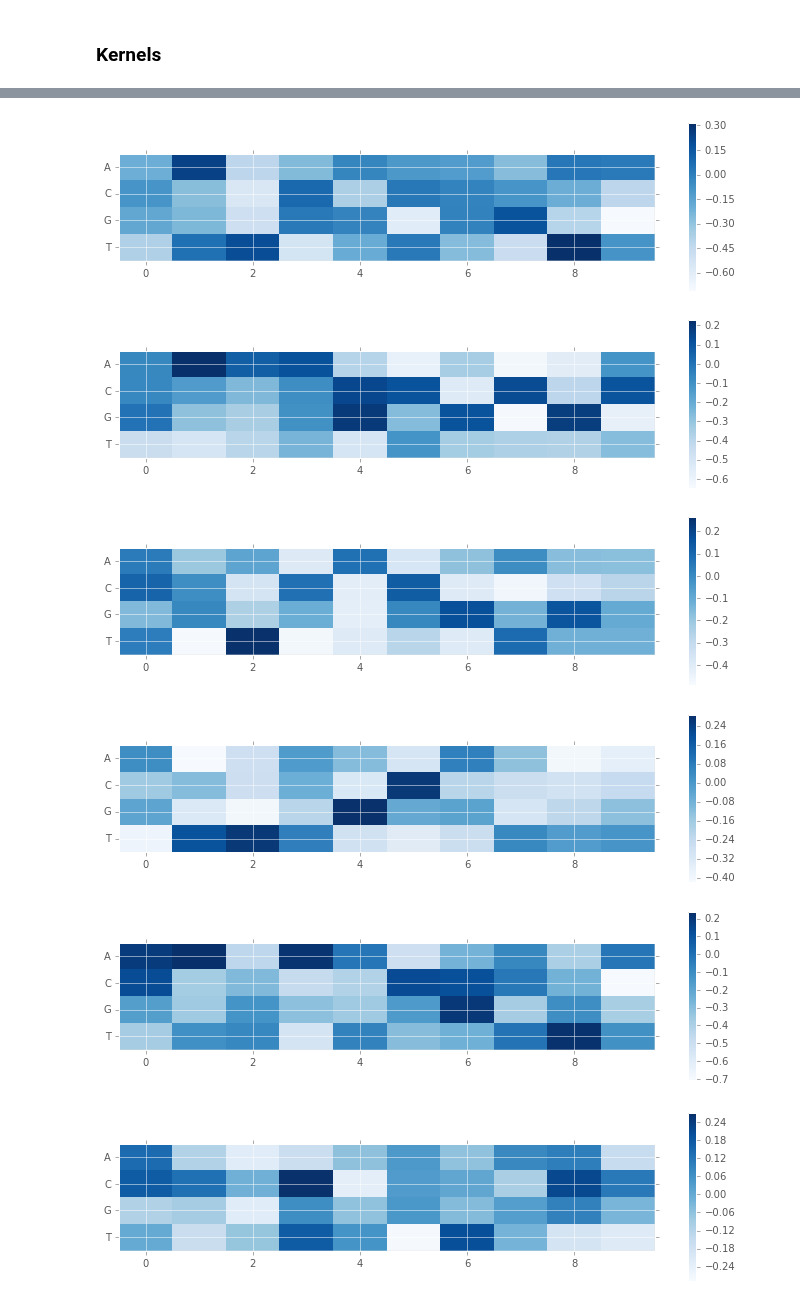
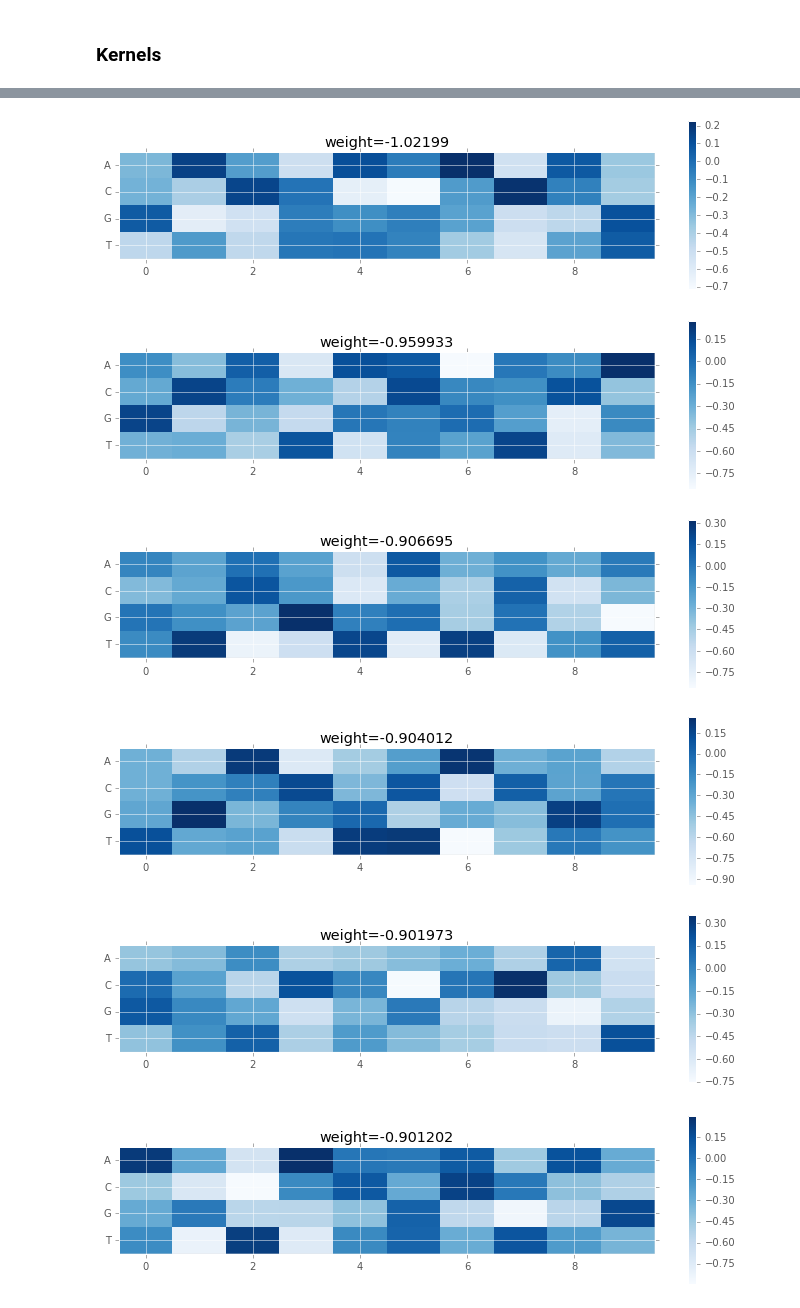
Before and after one commit to riblidezso/methylation_code, a Jupyter notebook: modelling/naive_keras_shallow_CNN_diffmet.ipynb, the cells around one changed output, grey strips where cells are left out. Drawn from its saved outputs; the diff is of its cells as text; code cells hidden in the pictures.

```diff
--- a/modelling/naive_keras_shallow_CNN_diffmet.ipynb
+++ b/modelling/naive_keras_shallow_CNN_diffmet.ipynb
@@ -168,10 +171,15 @@ auc: 0.820576923077
 # %%
 conv1=model.layers[0]
 weigths,bias=conv1.get_weights()
+
+dense1=model.layers[5]
+weigths2,bias2=dense1.get_weights()
 # %%
-for w, in weigths:
+idx=np.argsort(weigths2.flatten())
+for w,w2 in zip(weigths[idx],weigths2[idx]):
     plt.figure(figsize=(12,3))
-    plt.imshow(w.T,interpolation='none',aspect=0.5,cmap='Blues')
+    plt.imshow(w[0].T,interpolation='none',aspect=0.5,cmap='Blues')
     plt.colorbar()
+    plt.title('weight='+str(w2[0]))
     dump=plt.yticks([0,1,2,3],['A','C','G','T'])
 # %% [output]
@@ -179,6 +187,6 @@ for w, in weigths:
-[figure, old version]
+[figure, new version]
-[figure, old version]
+[figure, new version]
-[figure, old version]
+[figure, new version]
-[figure, old version]
+[figure, new version]
-[figure, old version]
+[figure, new version]
-[figure, old version]
+[figure, new version]
```
Also changed, not shown: parts of 4 cells of this notebook, 1 other file.
